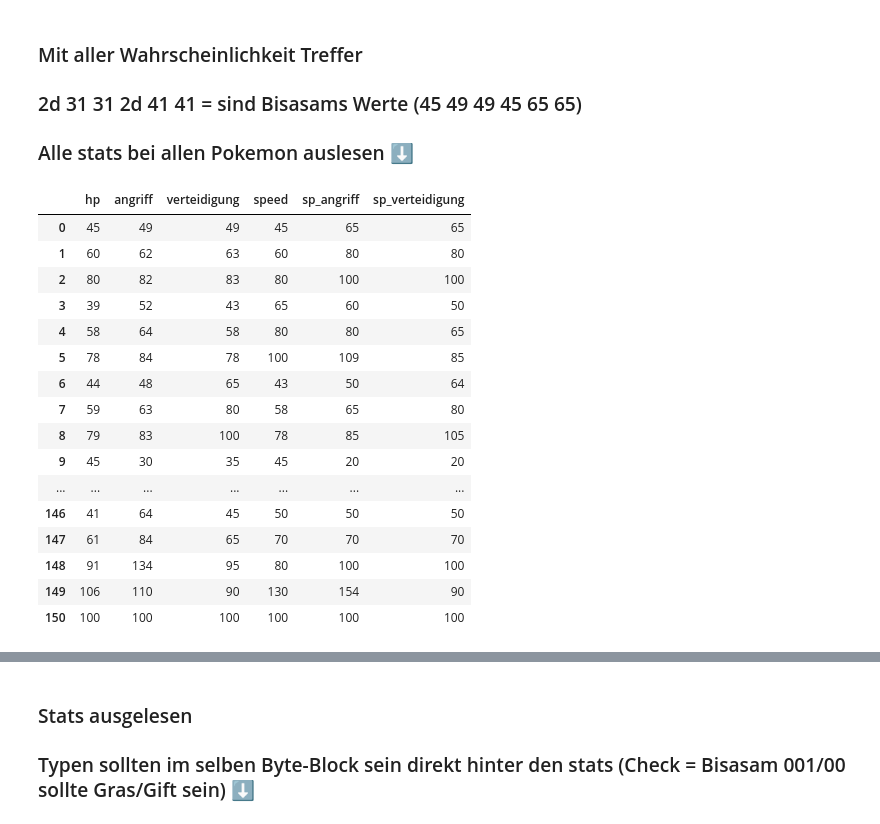
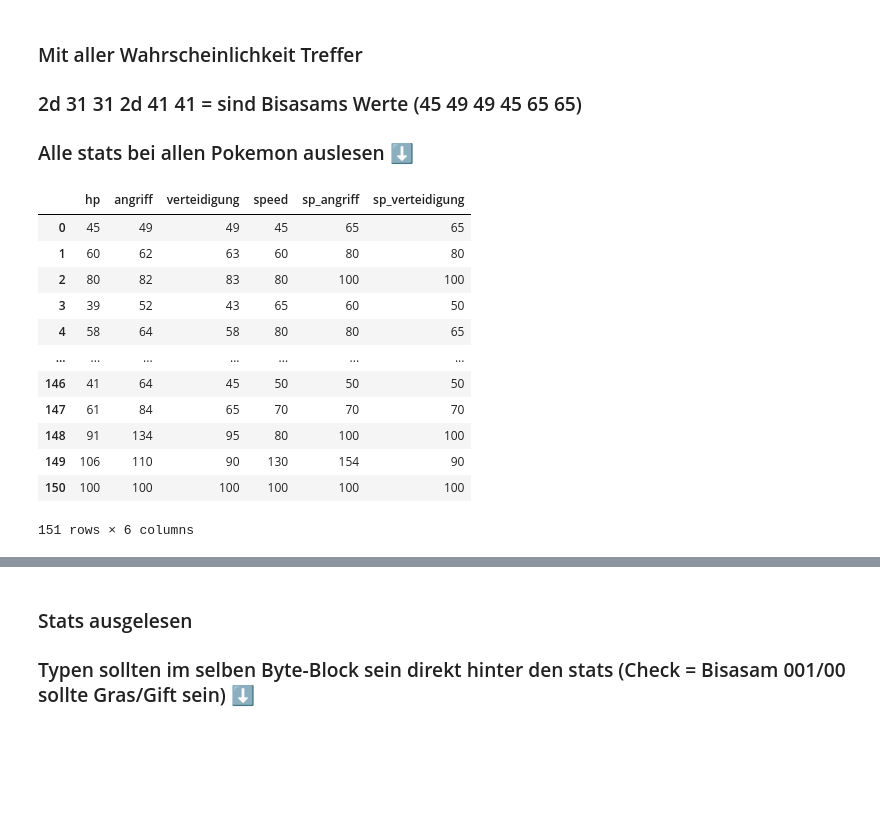
Before and after one commit to bytetastic/Pokemon_Firered_Analysis, a Jupyter notebook: notebooks/01_extraktion.ipynb, the cells around one changed output, grey strips where cells are left out. Saved outputs shown, nothing was run; the diff lists cells and outputs as text; code cells hidden in the pictures; blank space fills up the shorter version.

```diff
--- a/notebooks/01_extraktion.ipynb
+++ b/notebooks/01_extraktion.ipynb
@@ -292,42 +292,37 @@ STATS_OFFSET = 0x2546c4
 POKEMON_COUNT = 151
 
 pokemon_stats = []
 
 with open("../data/pokemon_firered.gba", "rb") as f:
     for i in range(POKEMON_COUNT):
         offset = STATS_OFFSET + (i * 28)
         f.seek(offset)
         data = f.read(28)
 
         stats = struct.unpack_from("BBBBBB", data, 0)
 
         pokemon_stats.append({
             "hp":             stats[0],
             "angriff":        stats[1],
             "verteidigung":   stats[2],
             "speed":          stats[3],
             "sp_angriff":     stats[4],
             "sp_verteidigung":stats[5],
         })
 
 df_stats = pd.DataFrame(pokemon_stats)
-pd.set_option('display.max_rows', None)  # Alle Zeilen anzeigen
 df_stats
 # %% [output]
 |  | hp | angriff | verteidigung | speed | sp_angriff | sp_verteidigung |
 | 0 | 45 | 49 | 49 | 45 | 65 | 65 |
 | 1 | 60 | 62 | 63 | 60 | 80 | 80 |
 | 2 | 80 | 82 | 83 | 80 | 100 | 100 |
 | 3 | 39 | 52 | 43 | 65 | 60 | 50 |
 | 4 | 58 | 64 | 58 | 80 | 80 | 65 |
-| 5 | 78 | 84 | 78 | 100 | 109 | 85 |
-| 6 | 44 | 48 | 65 | 43 | 50 | 64 |
-| 7 | 59 | 63 | 80 | 58 | 65 | 80 |
-| 8 | 79 | 83 | 100 | 78 | 85 | 105 |
-| 9 | 45 | 30 | 35 | 45 | 20 | 20 |
 | ... | ... | ... | ... | ... | ... | ... |
 | 146 | 41 | 64 | 45 | 50 | 50 | 50 |
 | 147 | 61 | 84 | 65 | 70 | 70 | 70 |
 | 148 | 91 | 134 | 95 | 80 | 100 | 100 |
 | 149 | 106 | 110 | 90 | 130 | 154 | 90 |
 | 150 | 100 | 100 | 100 | 100 | 100 | 100 |
+151 rows × 6 columns
```
Also changed, not shown: parts of 3 cells of this notebook.
